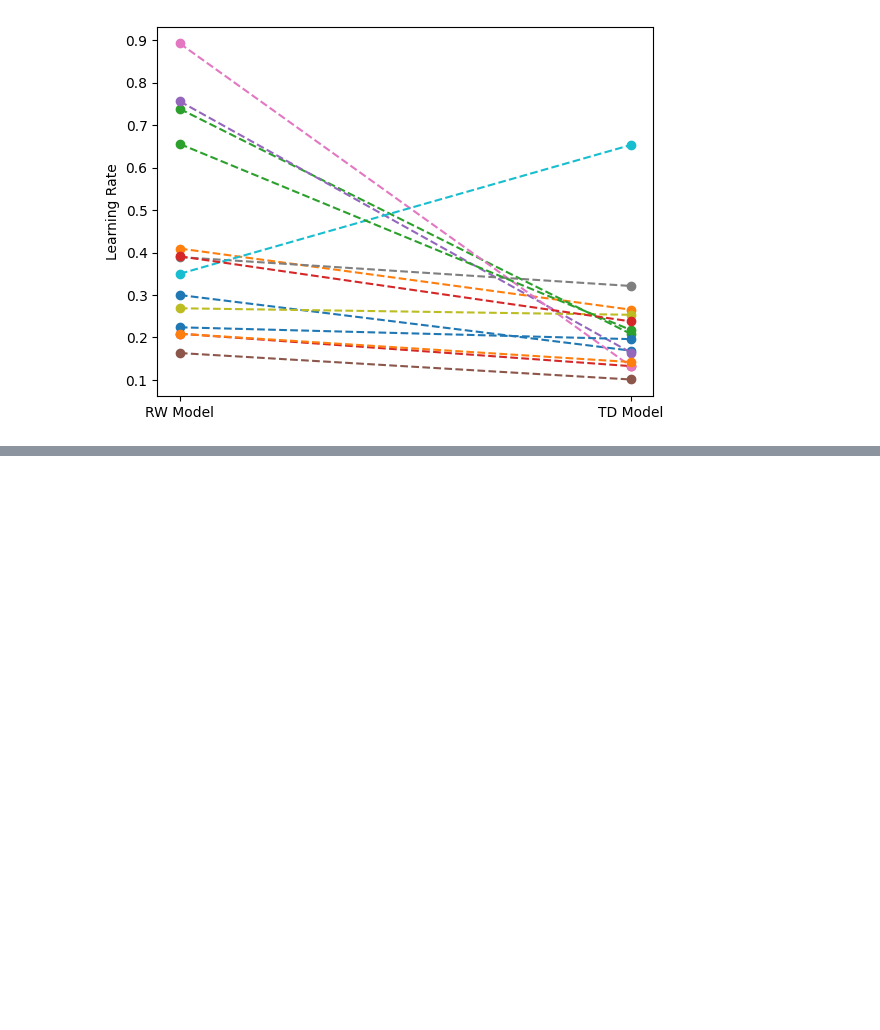
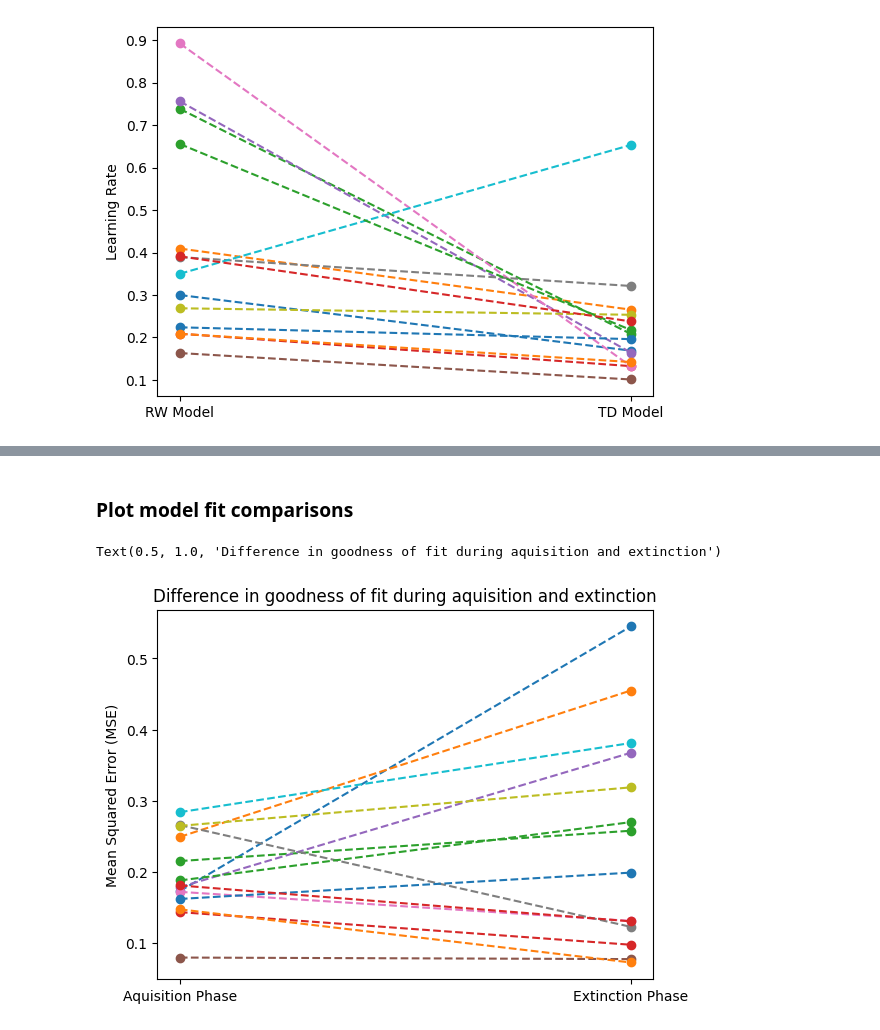
Before and after one commit to pqz317/528_project, a Jupyter notebook: behavioral_fitting.ipynb, the cells around one changed output, grey strips where cells are left out. Drawn from its saved outputs; the diff is of its cells as text; code cells hidden in the pictures; blank space fills up the shorter version.

```diff
--- a/behavioral_fitting.ipynb
+++ b/behavioral_fitting.ipynb
@@ -130,5 +135,3 @@ ax.set_ylabel("Learning Rate")
 # %% [output]
 Text(0, 0.5, 'Learning Rate')
 [figure]
-# %%
-fit_rw_model(calc_rw_value_mse, stim_idxs, rewards, mean_data["VE103.mat"], 0.5)
@@ -144,0 +194,17 @@ fit_rw_model(calc_rw_value_mse, stim_idxs, rewards, mean_data["VE103.mat"], 0.5)
+# %% [markdown]
+### Plot model fit comparisons
+# %%
+# compare
+fig, ax = plt.subplots()
+
+for file_name in mean_data:
+    phase_1_mse = rw_phase_1_results[file_name][0].fun
+    phase_2_mse = rw_phase_2_results[file_name][0].fun
+    ax.plot([0, 1], [phase_1_mse, phase_2_mse], "--o", label=file_name.split(".")[0])
+ax.set_xticks([0, 1])
+ax.set_xticklabels(["Aquisition Phase", "Extinction Phase"])
+ax.set_ylabel("Mean Squared Error (MSE)")
+ax.set_title("Difference in goodness of fit during aquisition and extinction")
+# %% [output]
+Text(0.5, 1.0, 'Difference in goodness of fit during aquisition and extinction')
+[figure, added]
```
Also changed, not shown: parts of 11 cells of this notebook, 3 other files.
